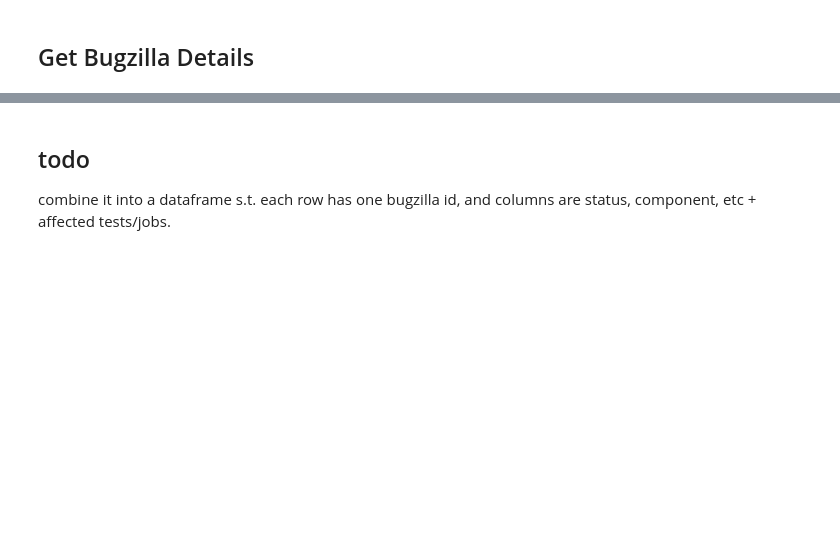
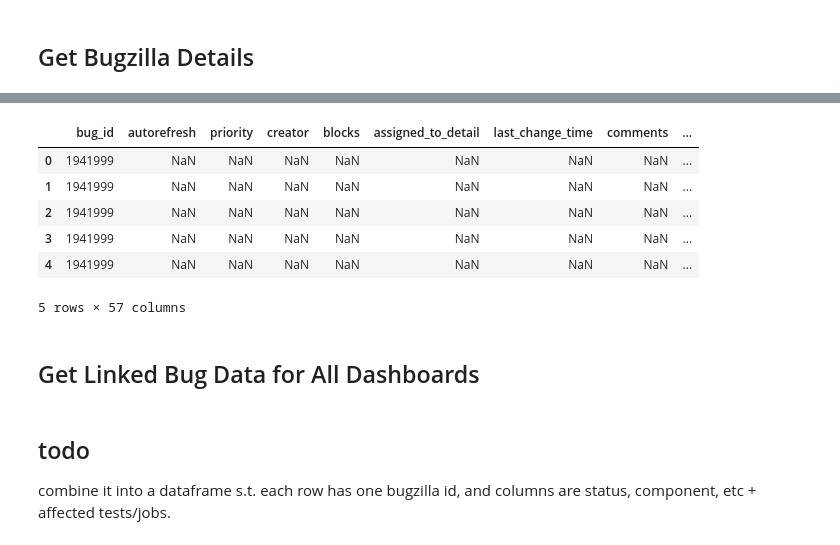
Before and after one commit to hemajv/ocp-ci-analysis, a Jupyter notebook: notebooks/data-sources/Bugzilla/bugzilla_EDA.ipynb, the cells around one changed output, grey strips where cells are left out. Drawn from its saved outputs; the diff is of its cells as text; code cells hidden in the pictures; blank space fills up the shorter version.

```diff
--- a/notebooks/data-sources/Bugzilla/bugzilla_EDA.ipynb
+++ b/notebooks/data-sources/Bugzilla/bugzilla_EDA.ipynb
@@ -181,0 +323,4 @@ unauthorized to access 1881577
+# %%
+firstdf = linked_and_associated_bugs.explode('bug_ids')
+firstdf = firstdf.rename(columns={'bug_ids': 'bug_id'})
+firstdf.head()
@@ -181,0 +334,18 @@ unauthorized to access 1881577
+# %%
+res = bugs_df.merge(
+    firstdf,
+#     how='left',
+    left_on='bug_id',
+    right_on='bug_id',
+)
+res.head()
+# %% [output]
+|  | bug_id | autorefresh | priority | creator | blocks | assigned_to_detail | last_change_time | comments | ... |
+| 0 | 1941999 | NaN | NaN | NaN | NaN | NaN | NaN | NaN | ... |
+| 1 | 1941999 | NaN | NaN | NaN | NaN | NaN | NaN | NaN | ... |
+| 2 | 1941999 | NaN | NaN | NaN | NaN | NaN | NaN | NaN | ... |
+| 3 | 1941999 | NaN | NaN | NaN | NaN | NaN | NaN | NaN | ... |
+| 4 | 1941999 | NaN | NaN | NaN | NaN | NaN | NaN | NaN | ... |
+5 rows × 57 columns
+# %% [markdown]
+## Get Linked Bug Data for All Dashboards
```
Also changed, not shown: parts of 26 cells of this notebook.
